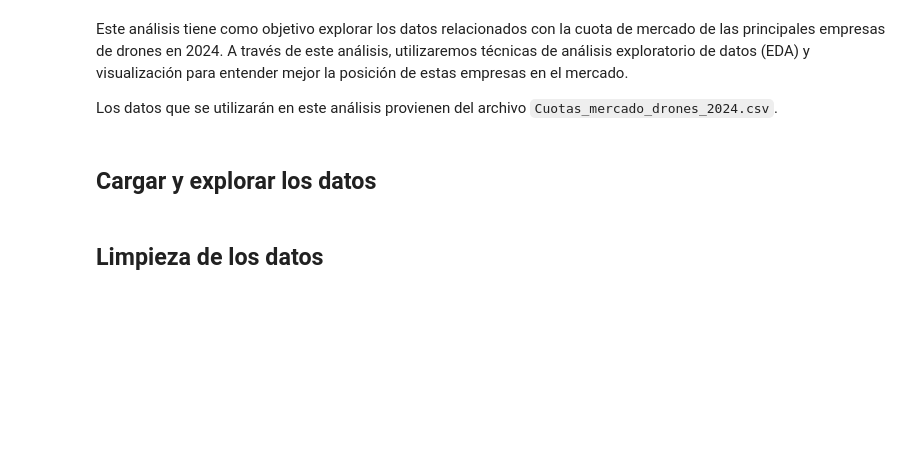
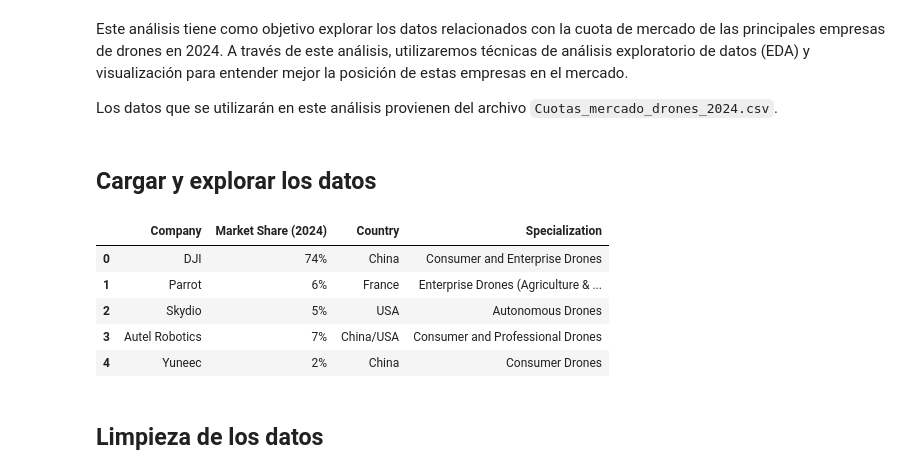
Before and after one commit to Keynoteru/EDA-DJI, a Jupyter notebook: notebooks/EDA_Cuotas_Mercado_Drones_2024.ipynb, the cells around one changed output. Drawn from its saved outputs; the diff is of its cells as text; code cells hidden in the pictures; blank space fills up the shorter version.

Commit message:
Commit EDA_Transacciones_Drones

```diff
--- a/notebooks/EDA_Cuotas_Mercado_Drones_2024.ipynb
+++ b/notebooks/EDA_Cuotas_Mercado_Drones_2024.ipynb
@@ -8,14 +8,20 @@ Los datos que se utilizarán en este análisis provienen del archivo `Cuotas_mer
 # %% [markdown]
 ## Cargar y explorar los datos
 # %%
-
 import pandas as pd
 
-# Cargar el archivo CSV
-df = pd.read_csv('Cuotas_mercado_drones_2024.csv')
+# Cargar el archivo CSV con la ruta relativa
+df = pd.read_csv('../data/Cuotas_mercado_drones_2024.csv')
 
 # Mostrar las primeras filas del dataframe
 df.head()
+# %% [output]
+|  | Company | Market Share (2024) | Country | Specialization |
+| 0 | DJI | 74% | China | Consumer and Enterprise Drones |
+| 1 | Parrot | 6% | France | Enterprise Drones (Agriculture & ... |
+| 2 | Skydio | 5% | USA | Autonomous Drones |
+| 3 | Autel Robotics | 7% | China/USA | Consumer and Professional Drones |
+| 4 | Yuneec | 2% | China | Consumer Drones |
 # %% [markdown]
 ## Limpieza de los datos
 # %%
```
Also changed, not shown: parts of 4 cells of this notebook, 6 other files.
